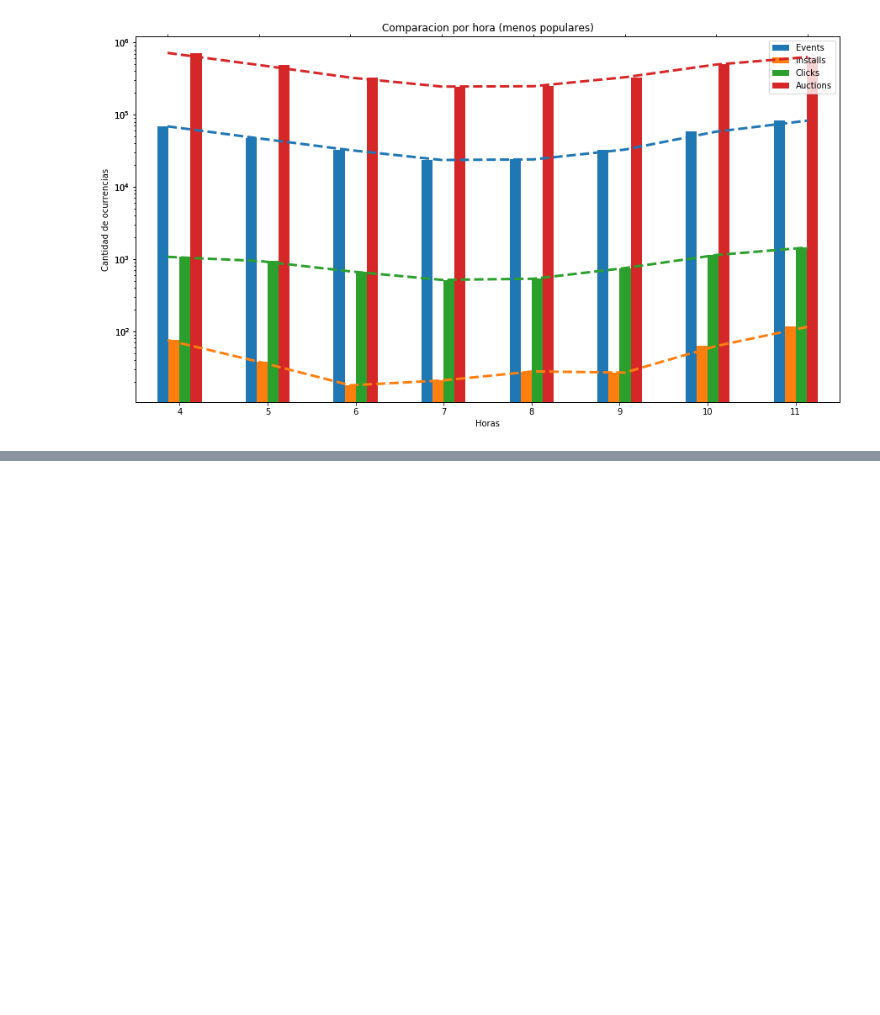
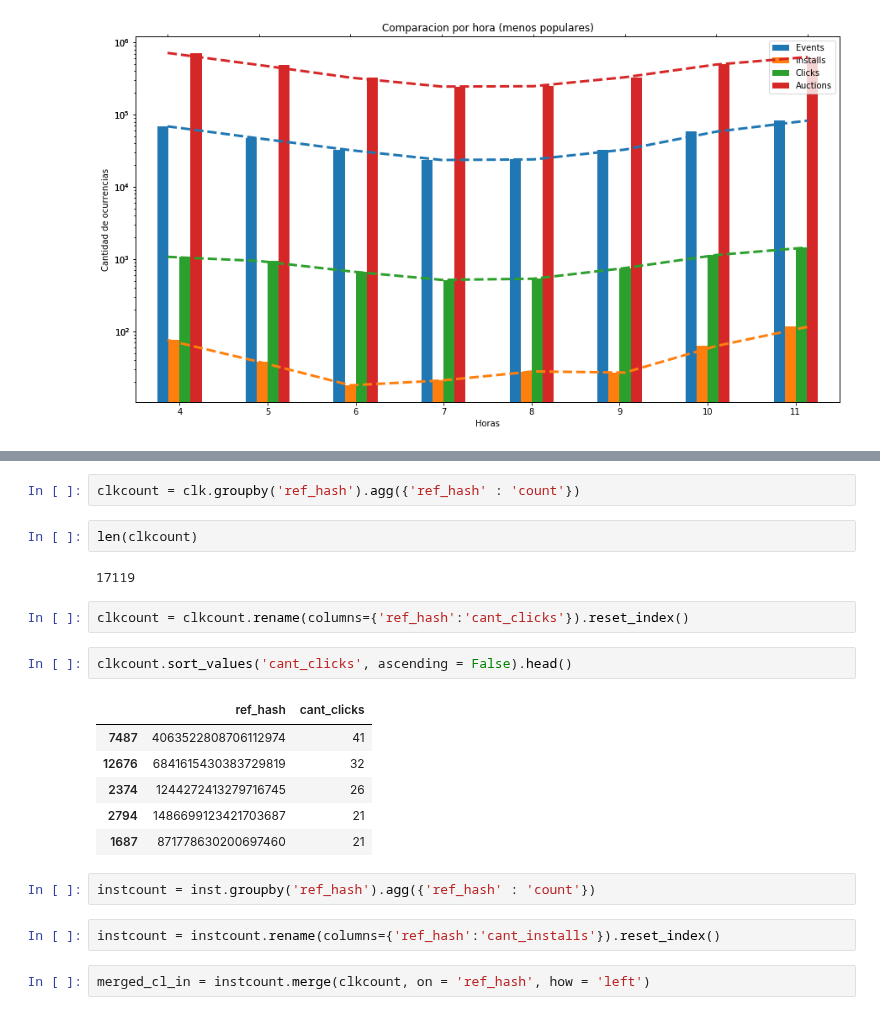
Before and after one commit to sberoch/Datos, a Jupyter notebook: merged.ipynb, the cells around one changed output, grey strips where cells are left out. Cells and saved outputs as stored; diff of their text form; blank space fills up the shorter version.

```diff
--- a/merged.ipynb
+++ b/merged.ipynb
@@ -165,0 +179,23 @@ plt.show()
+# %%
+clkcount = clk.groupby('ref_hash').agg({'ref_hash' : 'count'})
+# %%
+len(clkcount)
+# %% [output]
+17119
+# %%
+clkcount = clkcount.rename(columns={'ref_hash':'cant_clicks'}).reset_index()
+# %%
+clkcount.sort_values('cant_clicks', ascending = False).head()
+# %% [output]
+|  | ref_hash | cant_clicks |
+| 7487 | 4063522808706112974 | 41 |
+| 12676 | 6841615430383729819 | 32 |
+| 2374 | 1244272413279716745 | 26 |
+| 2794 | 1486699123421703687 | 21 |
+| 1687 | 871778630200697460 | 21 |
+# %%
+instcount = inst.groupby('ref_hash').agg({'ref_hash' : 'count'})
+# %%
+instcount = instcount.rename(columns={'ref_hash':'cant_installs'}).reset_index()
+# %%
+merged_cl_in = instcount.merge(clkcount, on = 'ref_hash', how = 'left')
```
Also changed, not shown: parts of 9 cells of this notebook.
